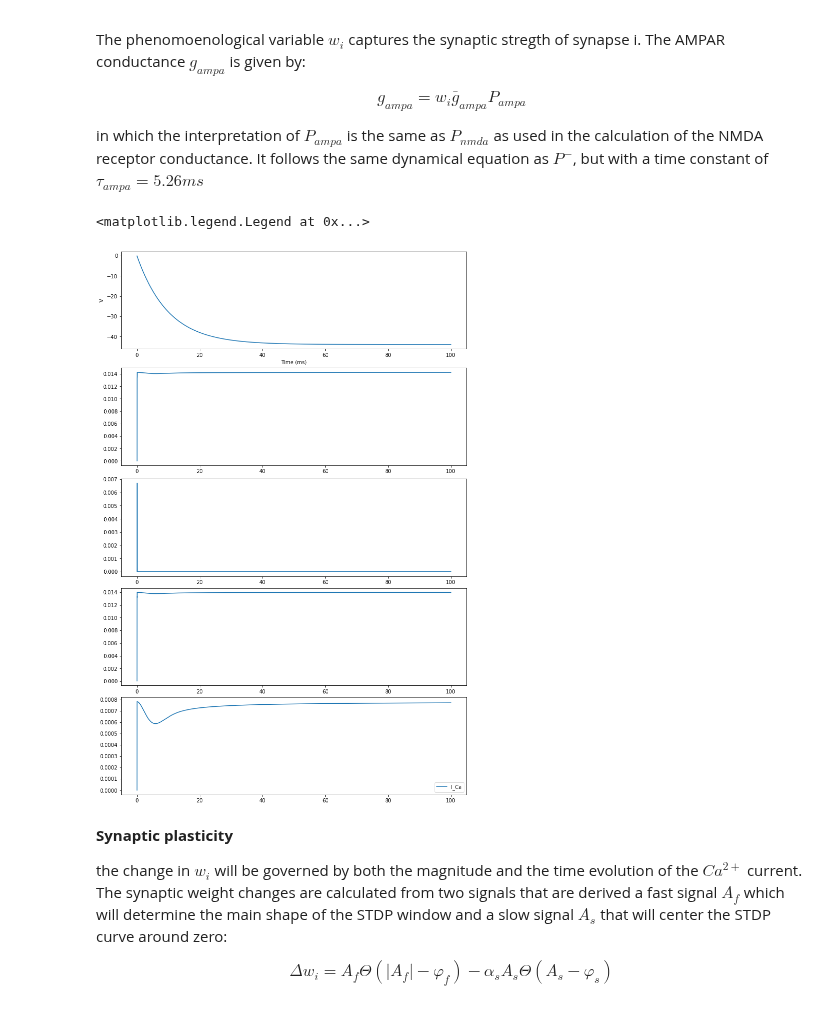
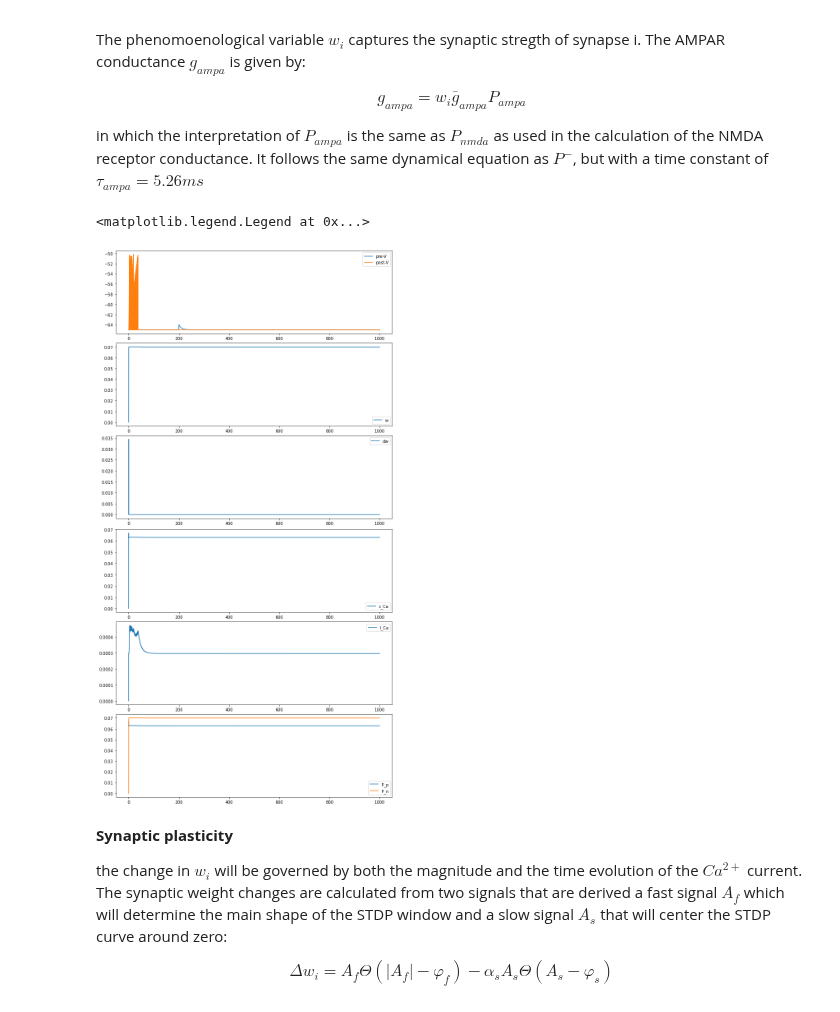
Before and after one commit to AohuaCheng/Neuro-and-Complexity-Science, a Jupyter notebook: Coding/STDP/STDP.ipynb, the cells around one changed output. Saved outputs shown, nothing was run; the diff lists cells and outputs as text; code cells hidden in the pictures.

```diff
--- a/Coding/STDP/STDP.ipynb
+++ b/Coding/STDP/STDP.ipynb
@@ -21,7 +21,7 @@ import numpy as np
 import brainpy as bp
 import matplotlib.pyplot as plt
 # %%
-dt=0.02
+dt=0.1
 bp.backend.set(dt=dt)
 # %% [markdown]
 ## Step 1: build LIF neuron, NMDA synapse, AMPA synapse, GABAa synapse
@@ -285,29 +293,46 @@ class Synapse(bp.TwoEndConn):
       # output
       self.post.g_nmda[post_id] += self.g_nmda[i]
       self.post.g_ampa[post_id] += self.g_ampa[i]
+# %%
+t_duration = 1000
+idx_duration = int(t_duration/dt)
+pre_I = bp.ops.zeros(idx_duration)
+post_I = bp.ops.zeros(idx_duration)
+idx_pre_spike = int(200/dt)
+idx_post_spike = int(220/dt)
+pre_I[idx_pre_spike] = 100
+post_I[idx_post_spike] = 100
+
+neu1 = LIF(1, monitors=['V', 'V_lp'])
+neu2 = LIF(1, monitors=['V'])
+syn1 = Synapse(pre=neu1, post=neu2, conn=bp.connect.All2All(), monitors=['w','c_Ca','I_Ca','g_nmda','P_p','P_n'])
+net1 = bp.Network(neu1, syn1, neu2)
+net1.run(t_duration, inputs=[(neu1, 'input', pre_I), (neu2, 'input', post_I)])
 # %%
-neu1 = LIF(1, monitors=['V', 'V_lp'])
-neu2 = LIF(1, monitors=['V'])
-syn1 = Synapse(pre=neu1, post=neu2, conn=bp.connect.All2All(), monitors=['w','c_Ca','I_Ca','g_nmda'])
-net1 = bp.Network(neu1, syn1, neu2)
-net1.run(100., inputs=(neu1, 'input', 21.))
-
-
-fig, gs = bp.visualize.get_figure(5, 1, 3, 10)
+fig, gs = bp.visualize.get_figure(10, 1, 3, 10)
 fig.add_subplot(gs[0, 0])
-bp.visualize.line_plot(neu1.mon.ts, neu1.mon.V, ylabel='V')
+plt.plot(neu1.mon.ts, neu1.mon.V, label='pre-V')
+plt.plot(neu2.mon.ts, neu2.mon.V, label='post-V')
+plt.legend()
 fig.add_subplot(gs[1, 0])
 plt.plot(syn1.mon.ts, syn1.mon.w[:, 0], label='w')
+plt.legend()
 fig.add_subplot(gs[2, 0])
-plt.plot(syn1.mon.ts, np.gradient(syn1.mon.w[:, 0]), label='w')
+plt.plot(syn1.mon.ts, np.gradient(syn1.mon.w[:, 0]), label='dw')
+plt.legend()
 fig.add_subplot(gs[3, 0])
 plt.plot(syn1.mon.ts, syn1.mon.c_Ca[:, 0], label='c_Ca')
+plt.legend()
 fig.add_subplot(gs[4, 0])
 plt.plot(syn1.mon.ts, syn1.mon.I_Ca[:, 0], label='I_Ca')
 plt.legend()
+fig.add_subplot(gs[5, 0])
+plt.plot(syn1.mon.ts, syn1.mon.P_p[:, 0], label='P_p')
+plt.plot(syn1.mon.ts, syn1.mon.P_n[:, 0], label='P_n')
+plt.legend()
 # %% [output]
 <matplotlib.legend.Legend at 0x...>
-[figure, old version]
+[figure, new version]
 # %% [markdown]
 **Synaptic plasticity**
 
```
Also changed, not shown: parts of 4 cells of this notebook.
